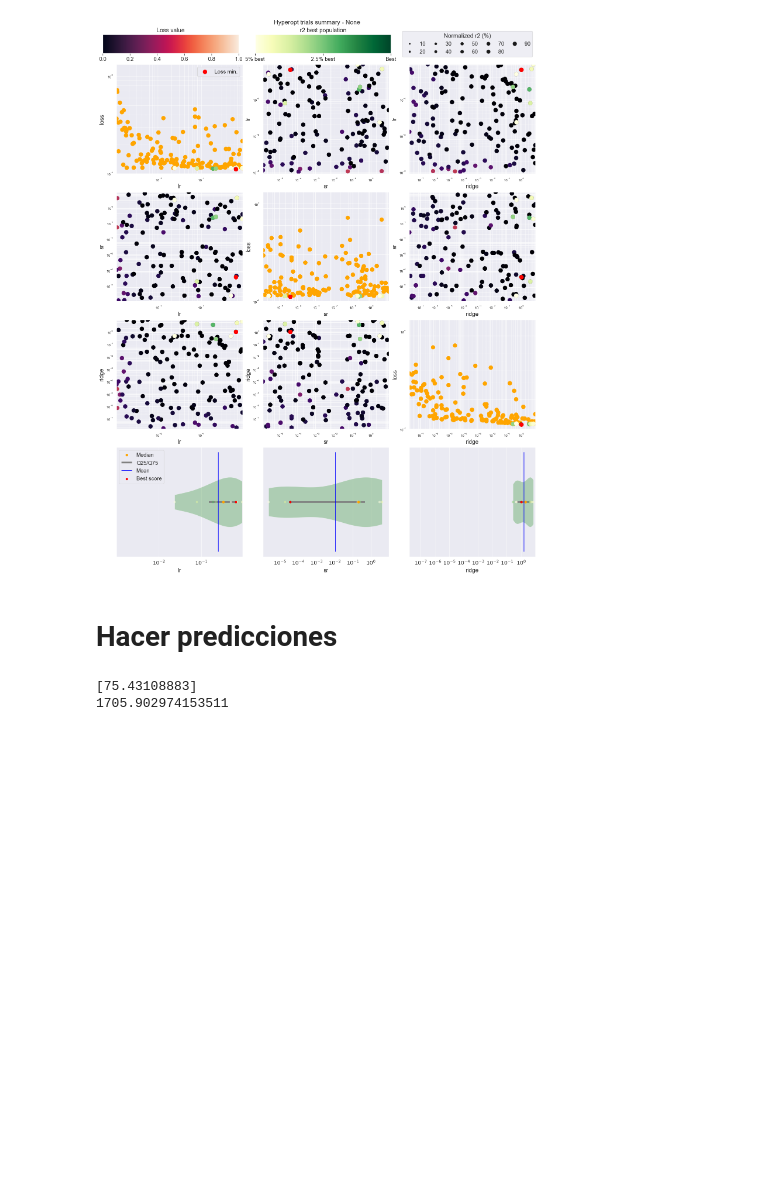
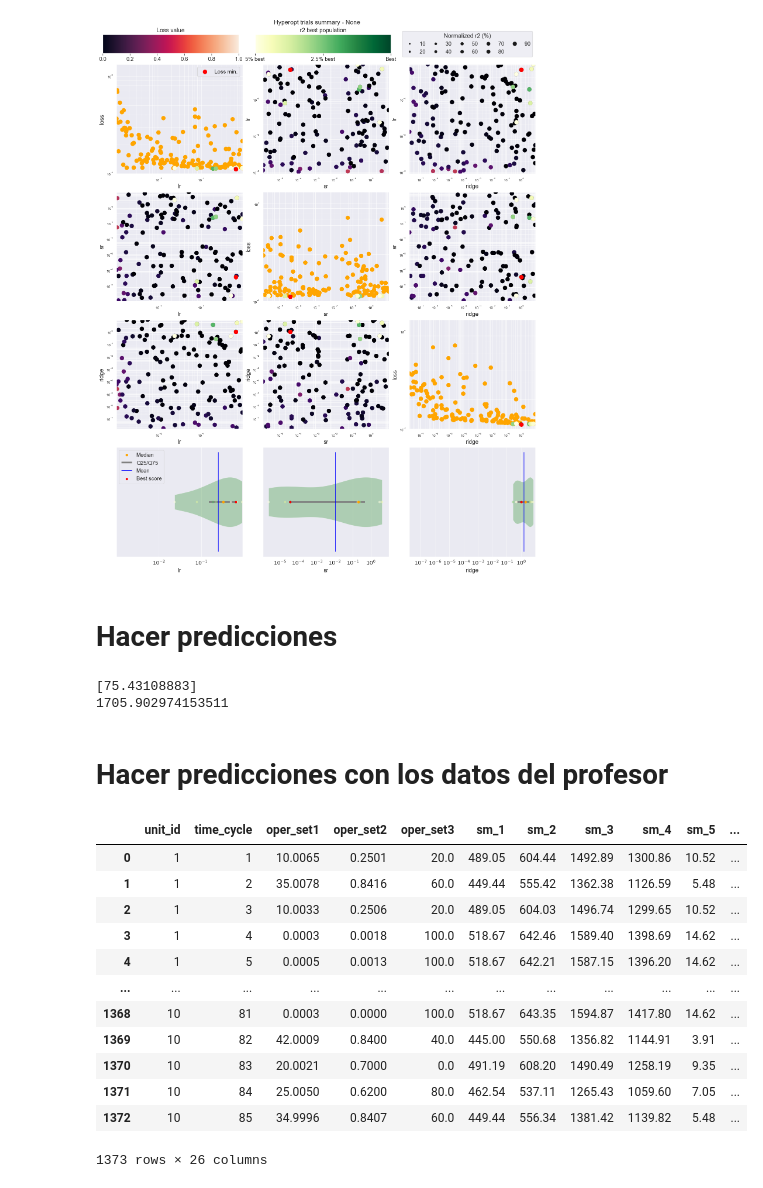
Before and after one commit to Dave4006/ProyectoMante, a Jupyter notebook: Programacion/ESN.ipynb, the cells around one changed output. Cells and saved outputs as stored; diff of their text form; code cells hidden in the pictures; blank space fills up the shorter version.

```diff
--- a/Programacion/ESN.ipynb
+++ b/Programacion/ESN.ipynb
@@ -337,10 +343,30 @@ def phm08_score(true_rul, predicted_rul):
 # %%
+# Se guardan las estadísticas de la columna de RUL sin normalizar
 train_stats = train_df['RUL'].describe().transpose()
 
 def norm(x, stats):
+    """
+    Normalizar los datos según la normalización min-max
+
+    Parameters:
+    - x: datos a normalizar
+    - stats: estadísticas de estos datos
+
+    Returns:
+    - Datos normalizados
+    """
     return((x-stats['min'])/(stats['max']-stats['min'])) #min-max norm
 
 def reverse_norm(x):
+    """
+    Desnormalizar los datos según la normalización min-max
+
+    Parameters:
+    - x: datos a desnormalizar
+
+    Returns:
+    - Datos desnormalizados
+    """
     return(x*(train_stats['max']-train_stats['min'])+train_stats['min'])
 
 train_df = norm(train_df, train_df.describe().transpose())
@@ -596,3 +612,34 @@ print(mse(y_true=denorm_y_test, y_pred=denorm_y_pred))
 # %% [output]
 [75.43108883]
 1705.902974153511
+# %% [markdown]
+# Hacer predicciones con los datos del profesor
+# %%
+# Importar los datos desde el csv
+
+# Guarda los nombres únicos de las primeras dos columnas.
+index_col_names=['unit_id','time_cycle']
+# Genera los nombres del primer set de columnas con formato, estas son las de operational setting n.
+operat_set_col_names=['oper_set{}'.format(i) for i in range(1,4)]
+# Genera los nombres del segundo set de columnas con formato, estas son las de sensor measurement n.
+sensor_measure_col_names=['sm_{}'.format(i) for i in range(1,22)]
+# Pone todos los títulos en una lista
+all_col=index_col_names+operat_set_col_names+sensor_measure_col_names
+
+# Importa los datos desde el .csv con su nombre de columna en un dataframe.
+profe_df=pd.read_csv('Datos para validación de modelo y competencia.csv',delimiter=',',names=all_col)
+profe_df
+# %% [output]
+|  | unit_id | time_cycle | oper_set1 | oper_set2 | oper_set3 | sm_1 | sm_2 | sm_3 | sm_4 | sm_5 | ... |
+| 0 | 1 | 1 | 10.0065 | 0.2501 | 20.0 | 489.05 | 604.44 | 1492.89 | 1300.86 | 10.52 | ... |
+| 1 | 1 | 2 | 35.0078 | 0.8416 | 60.0 | 449.44 | 555.42 | 1362.38 | 1126.59 | 5.48 | ... |
+| 2 | 1 | 3 | 10.0033 | 0.2506 | 20.0 | 489.05 | 604.03 | 1496.74 | 1299.65 | 10.52 | ... |
+| 3 | 1 | 4 | 0.0003 | 0.0018 | 100.0 | 518.67 | 642.46 | 1589.40 | 1398.69 | 14.62 | ... |
+| 4 | 1 | 5 | 0.0005 | 0.0013 | 100.0 | 518.67 | 642.21 | 1587.15 | 1396.20 | 14.62 | ... |
+| ... | ... | ... | ... | ... | ... | ... | ... | ... | ... | ... | ... |
+| 1368 | 10 | 81 | 0.0003 | 0.0000 | 100.0 | 518.67 | 643.35 | 1594.87 | 1417.80 | 14.62 | ... |
+| 1369 | 10 | 82 | 42.0009 | 0.8400 | 40.0 | 445.00 | 550.68 | 1356.82 | 1144.91 | 3.91 | ... |
+| 1370 | 10 | 83 | 20.0021 | 0.7000 | 0.0 | 491.19 | 608.20 | 1490.49 | 1258.19 | 9.35 | ... |
+| 1371 | 10 | 84 | 25.0050 | 0.6200 | 80.0 | 462.54 | 537.11 | 1265.43 | 1059.60 | 7.05 | ... |
+| 1372 | 10 | 85 | 34.9996 | 0.8407 | 60.0 | 449.44 | 556.34 | 1381.42 | 1139.82 | 5.48 | ... |
+1373 rows × 26 columns
```
Also changed, not shown: parts of 19 cells of this notebook, 2 other files.
